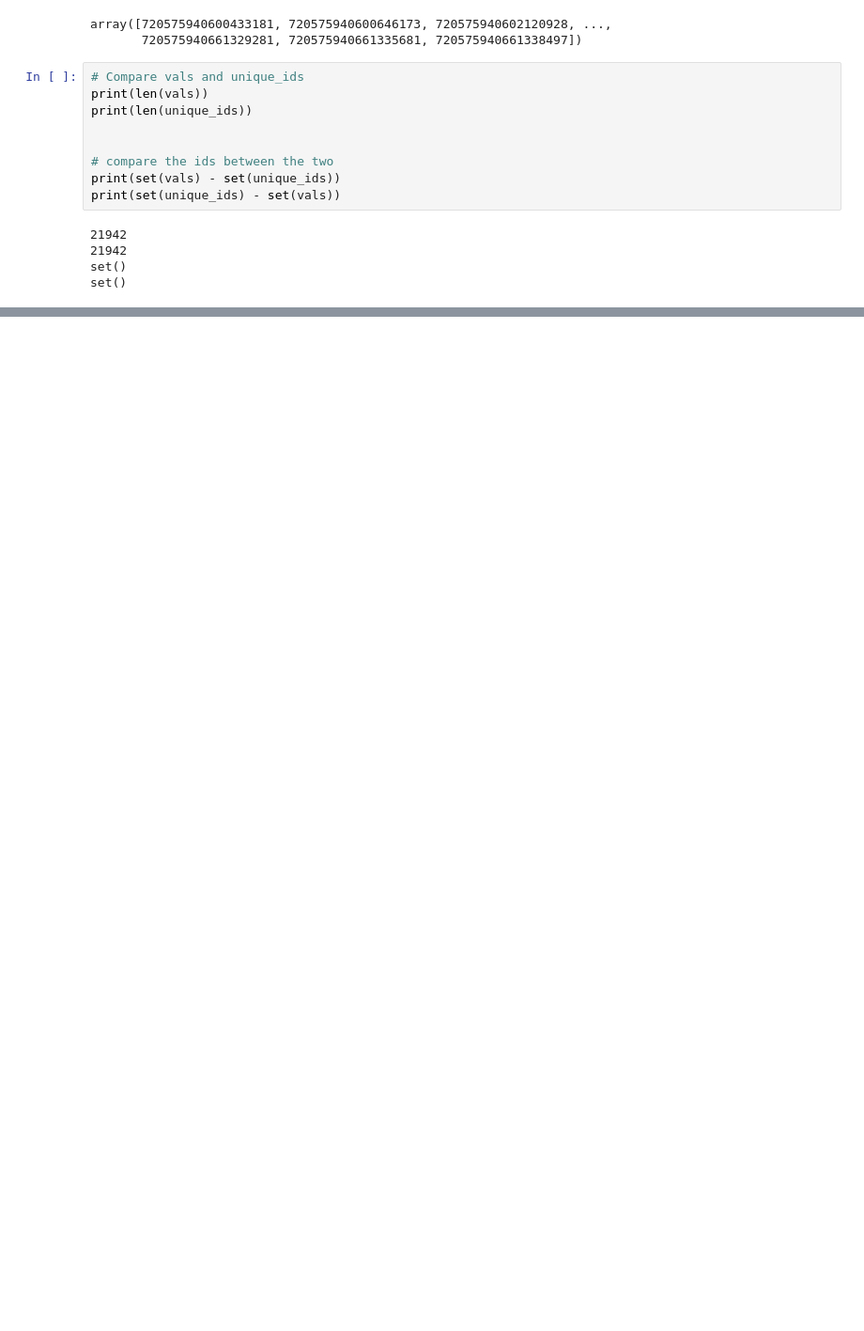
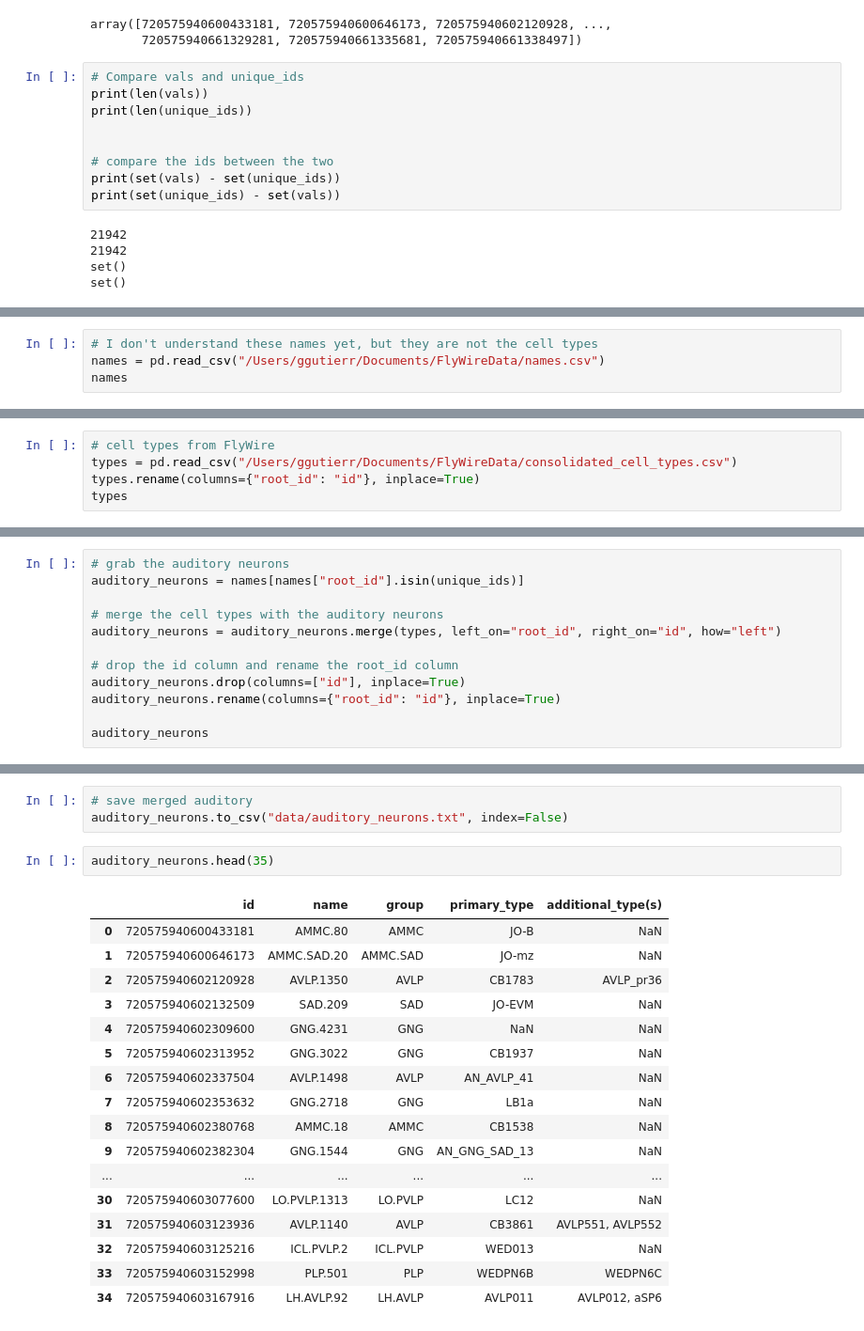
Before and after one commit to Gutierrez-lab/auditory-analysis, a Jupyter notebook: auditory_connectivity_table.ipynb, the cells around one changed output, grey strips where cells are left out. Shown: that part at 94% size. Drawn from its saved outputs; the diff is of its cells as text; blank space fills up the shorter version.

Commit message:
renaming some stuff and making a fuller auditory neuron df

```diff
--- a/auditory_connectivity_table.ipynb
+++ b/auditory_connectivity_table.ipynb
@@ -88,0 +62,4 @@ plt.show()
+# %%
+# I don't understand these names yet, but they are not the cell types
+names = pd.read_csv("/Users/ggutierr/Documents/FlyWireData/names.csv")
+names
@@ -88,0 +80,5 @@ plt.show()
+# %%
+# cell types from FlyWire
+types = pd.read_csv("/Users/ggutierr/Documents/FlyWireData/consolidated_cell_types.csv")
+types.rename(columns={"root_id": "id"}, inplace=True)
+types
@@ -88,0 +99,12 @@ plt.show()
+# %%
+# grab the auditory neurons
+auditory_neurons = names[names["root_id"].isin(unique_ids)]
+
+# merge the cell types with the auditory neurons
+auditory_neurons = auditory_neurons.merge(types, left_on="root_id", right_on="id", how="left")
+
+# drop the id column and rename the root_id column
+auditory_neurons.drop(columns=["id"], inplace=True)
+auditory_neurons.rename(columns={"root_id": "id"}, inplace=True)
+
+auditory_neurons
@@ -88,0 +125,23 @@ plt.show()
+# %%
+# save merged auditory
+auditory_neurons.to_csv("data/auditory_neurons.txt", index=False)
+# %%
+auditory_neurons.head(35)
+# %% [output]
+|  | id | name | group | primary_type | additional_type(s) |
+| 0 | 720575940600433181 | AMMC.80 | AMMC | JO-B | NaN |
+| 1 | 720575940600646173 | AMMC.SAD.20 | AMMC.SAD | JO-mz | NaN |
+| 2 | 720575940602120928 | AVLP.1350 | AVLP | CB1783 | AVLP_pr36 |
+| 3 | 720575940602132509 | SAD.209 | SAD | JO-EVM | NaN |
+| 4 | 720575940602309600 | GNG.4231 | GNG | NaN | NaN |
+| 5 | 720575940602313952 | GNG.3022 | GNG | CB1937 | NaN |
+| 6 | 720575940602337504 | AVLP.1498 | AVLP | AN_AVLP_41 | NaN |
+| 7 | 720575940602353632 | GNG.2718 | GNG | LB1a | NaN |
+| 8 | 720575940602380768 | AMMC.18 | AMMC | CB1538 | NaN |
+| 9 | 720575940602382304 | GNG.1544 | GNG | AN_GNG_SAD_13 | NaN |
+| ... | ... | ... | ... | ... | ... |
+| 30 | 720575940603077600 | LO.PVLP.1313 | LO.PVLP | LC12 | NaN |
+| 31 | 720575940603123936 | AVLP.1140 | AVLP | CB3861 | AVLP551, AVLP552 |
+| 32 | 720575940603125216 | ICL.PVLP.2 | ICL.PVLP | WED013 | NaN |
+| 33 | 720575940603152998 | PLP.501 | PLP | WEDPN6B | WEDPN6C |
+| 34 | 720575940603167916 | LH.AVLP.92 | LH.AVLP | AVLP011 | AVLP012, aSP6 |
```
Also changed, not shown: parts of 19 cells of this notebook, 4 other files.
